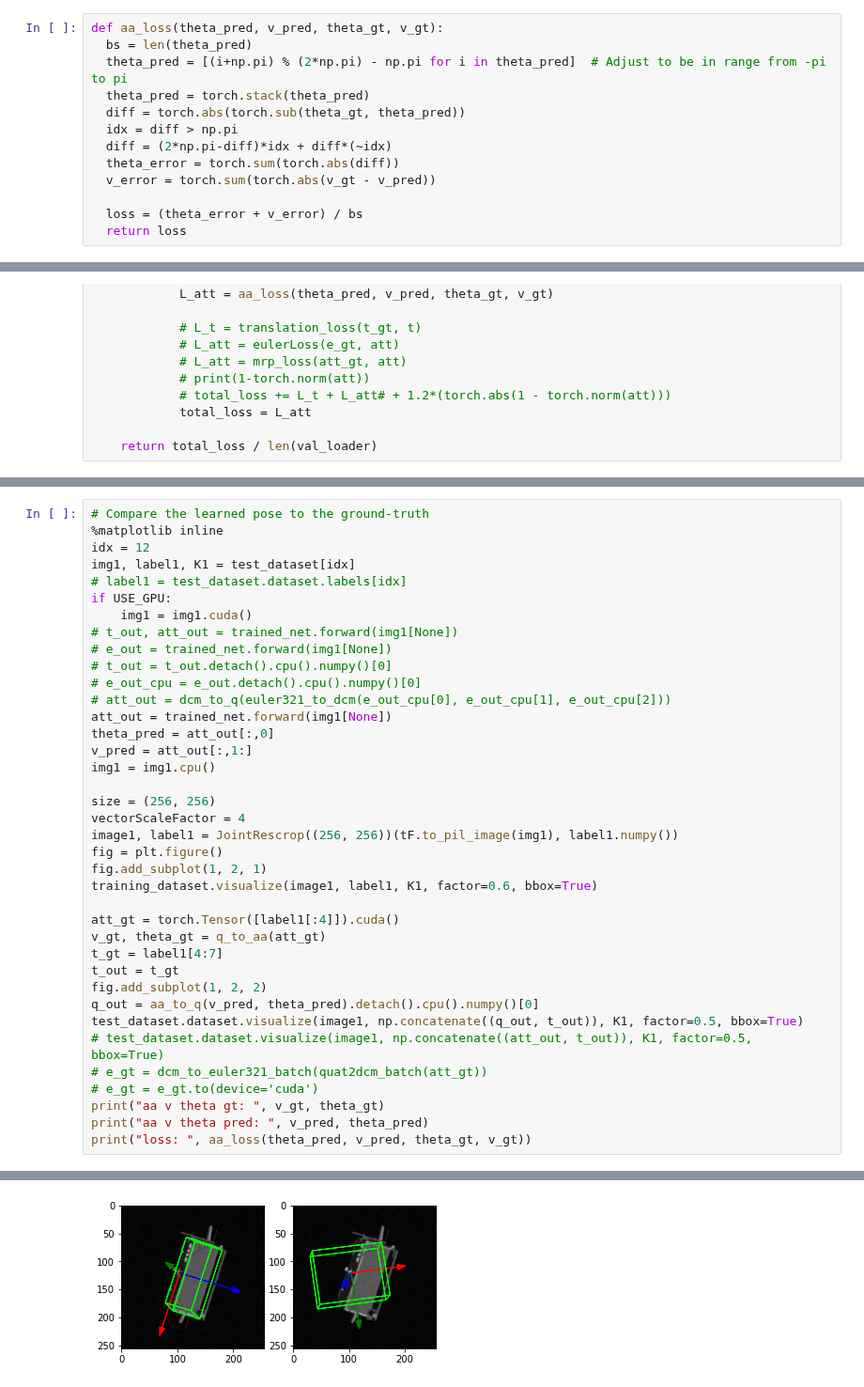
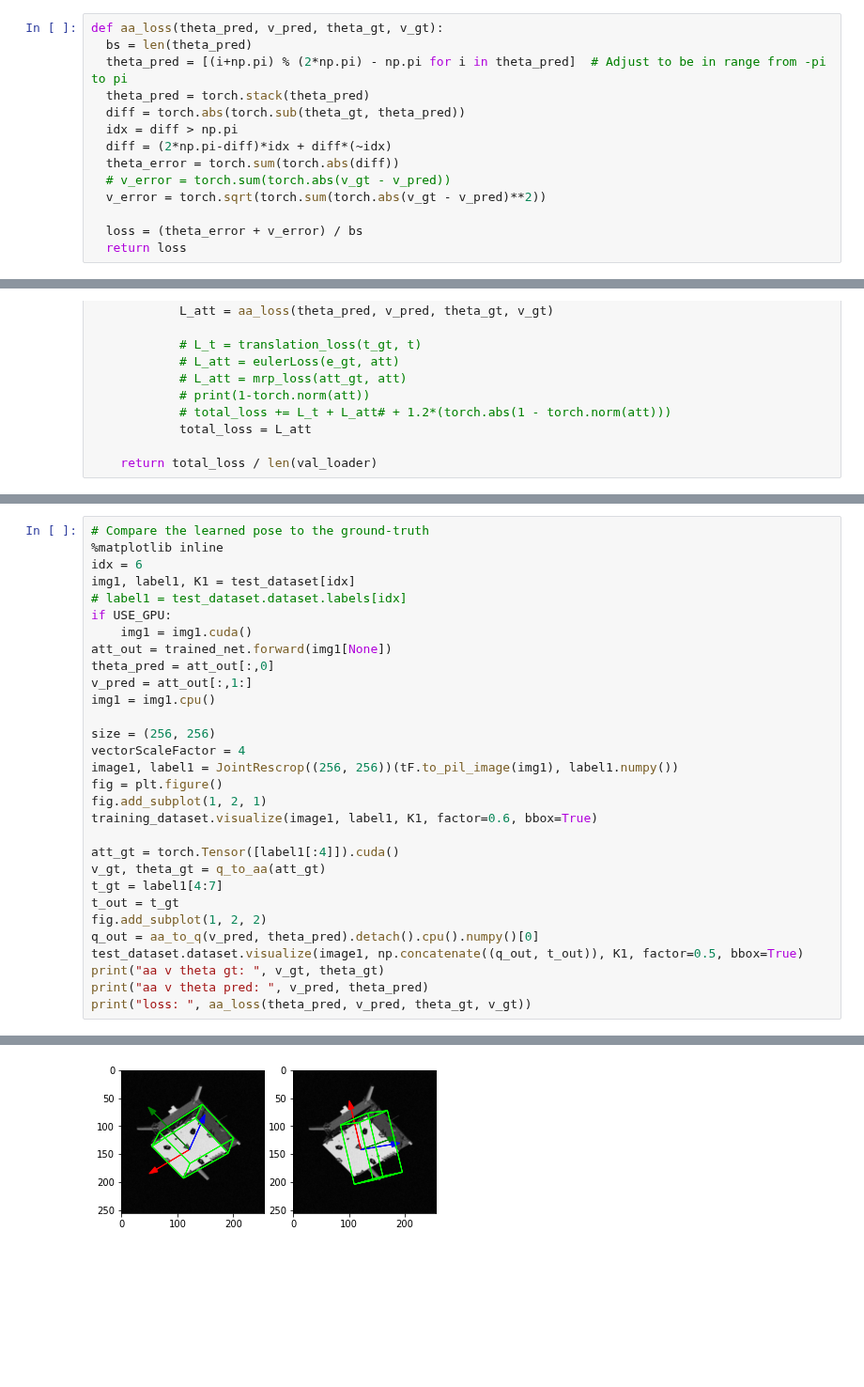
Before and after one commit to jazzalin/spacecraft-pose-estimation, a Jupyter notebook: model/model_aa.ipynb, the cells around one changed output, grey strips where cells are left out. Shown at 94% size. Saved outputs shown, nothing was run; the diff lists cells and outputs as text; blank space fills up the shorter version.

```diff
--- a/model/model_aa.ipynb
+++ b/model/model_aa.ipynb
@@ -358,7 +358,8 @@ def aa_loss(theta_pred, v_pred, theta_gt, v_gt):
   idx = diff > np.pi
   diff = (2*np.pi-diff)*idx + diff*(~idx)
   theta_error = torch.sum(torch.abs(diff))
-  v_error = torch.sum(torch.abs(v_gt - v_pred))
+  # v_error = torch.sum(torch.abs(v_gt - v_pred))
+  v_error = torch.sqrt(torch.sum(torch.abs(v_gt - v_pred)**2))
 
   loss = (theta_error + v_error) / bs
   return loss
@@ -658,16 +659,11 @@ Test error: 0.010604145005345345
 # %%
 # Compare the learned pose to the ground-truth
 %matplotlib inline
-idx = 12
+idx = 6
 img1, label1, K1 = test_dataset[idx]
 # label1 = test_dataset.dataset.labels[idx]
 if USE_GPU:
     img1 = img1.cuda()
-# t_out, att_out = trained_net.forward(img1[None])
-# e_out = trained_net.forward(img1[None])
-# t_out = t_out.detach().cpu().numpy()[0]
-# e_out_cpu = e_out.detach().cpu().numpy()[0]
-# att_out = dcm_to_q(euler321_to_dcm(e_out_cpu[0], e_out_cpu[1], e_out_cpu[2]))
 att_out = trained_net.forward(img1[None])
 theta_pred = att_out[:,0]
 v_pred = att_out[:,1:]
@@ -687,9 +683,6 @@ t_out = t_gt
 fig.add_subplot(1, 2, 2)
 q_out = aa_to_q(v_pred, theta_pred).detach().cpu().numpy()[0]
 test_dataset.dataset.visualize(image1, np.concatenate((q_out, t_out)), K1, factor=0.5, bbox=True)
-# test_dataset.dataset.visualize(image1, np.concatenate((att_out, t_out)), K1, factor=0.5, bbox=True)
-# e_gt = dcm_to_euler321_batch(quat2dcm_batch(att_gt))
-# e_gt = e_gt.to(device='cuda')
 print("aa v theta gt: ", v_gt, theta_gt)
 print("aa v theta pred: ", v_pred, theta_pred)
 print("loss: ", aa_loss(theta_pred, v_pred, theta_gt, v_gt))
@@ -700 +693 @@ loss:  tensor(2.4248, device='cuda:0', grad_fn=<DivBackward0>)
-[figure, old version]
+[figure, new version]
```
Also changed, not shown: parts of 3 cells of this notebook.
